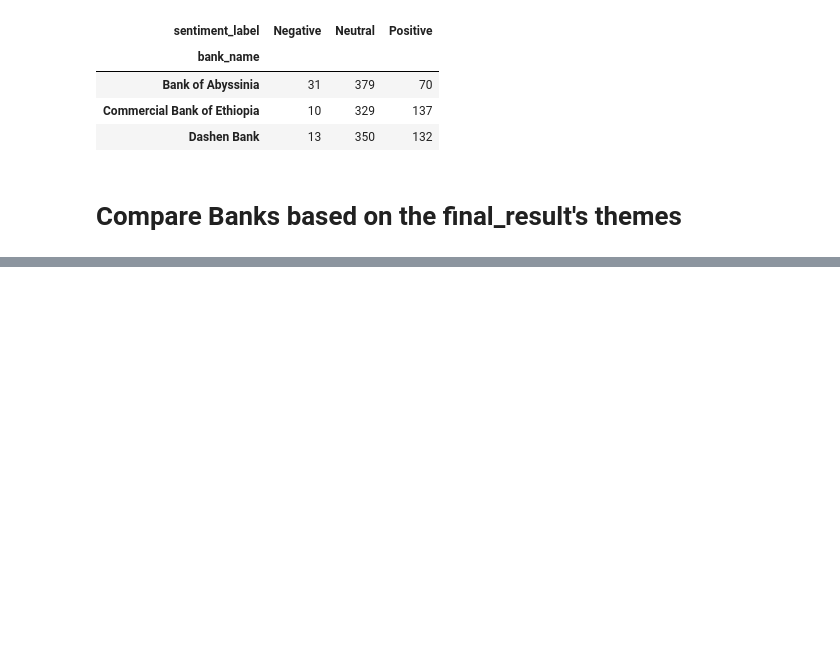
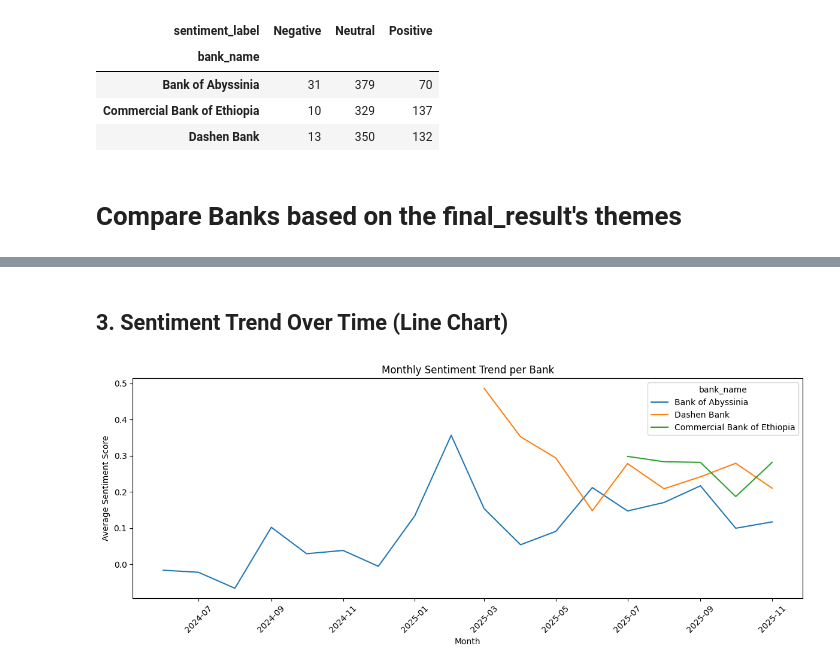
Before and after one commit to Aryam-21/Bank-App-Reviews-Analysis, a Jupyter notebook: Scripts/task4.ipynb, the cells around one changed output, grey strips where cells are left out. Drawn from its saved outputs; the diff is of its cells as text; code cells hidden in the pictures; blank space fills up the shorter version.

```diff
--- a/Scripts/task4.ipynb
+++ b/Scripts/task4.ipynb
@@ -153,0 +183,23 @@ Name: count, dtype: int64
+# %% [markdown]
+## 3. Sentiment Trend Over Time (Line Chart)
+# %%
+data['review_date'] = pd.to_datetime(data['review_date'])
+
+trend = (
+    data.groupby([data['review_date'].dt.to_period('M'), 'bank_name'])['sentiment_score']
+      .mean()
+      .reset_index()
+)
+
+trend['review_date'] = trend['review_date'].dt.to_timestamp()
+
+plt.figure(figsize=(12,5))
+sns.lineplot(data=trend, x='review_date', y='sentiment_score', hue='bank_name')
+plt.title("Monthly Sentiment Trend per Bank")
+plt.xlabel("Month")
+plt.ylabel("Average Sentiment Score")
+plt.xticks(rotation=45)
+plt.tight_layout()
+plt.show()
+# %% [output]
+[figure, added]
```
Also changed, not shown: parts of 7 cells of this notebook, 1 other file.
